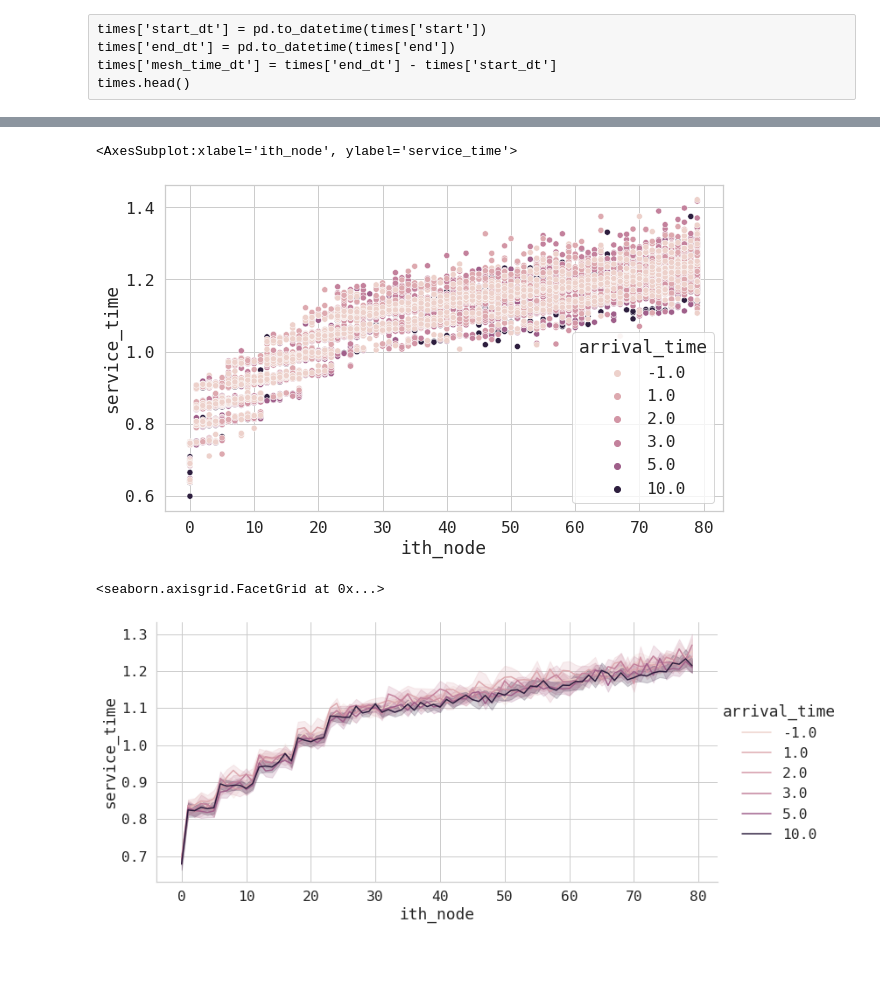
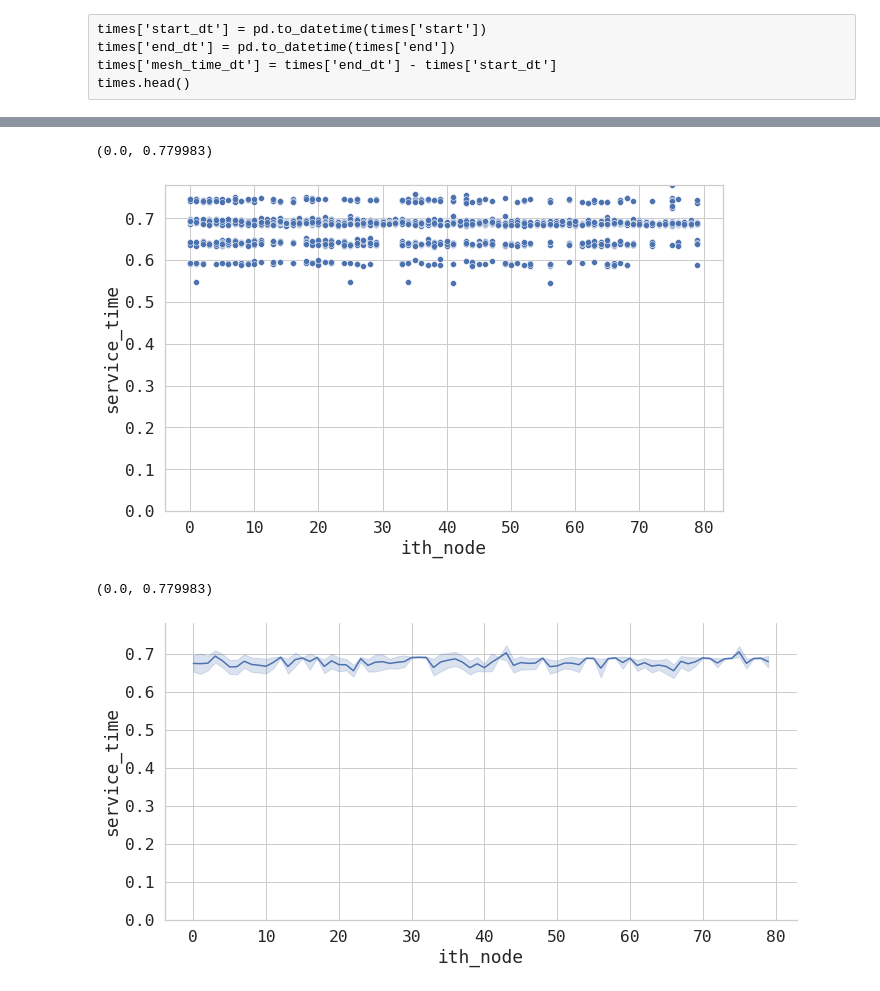
Before and after one commit to javier-pg/sysrepo-cfgssl, a Jupyter notebook: experimental_data/performance_analysis.ipynb, the cells around one changed output, grey strips where cells are left out. Cells and saved outputs as stored; diff of their text form; code cells hidden in the pictures; blank space fills up the shorter version.

Commit message:
Star times

```diff
--- a/experimental_data/performance_analysis.ipynb
+++ b/experimental_data/performance_analysis.ipynb
@@ -156,0 +289,3 @@ hue='arrival_time'
+# %%
+times = pd.read_csv('star_resizing_times.txt', sep=";", header=None)
+times.columns = ["arrival_time","ith_node","start","end","service_time"]
@@ -157,3 +306,21 @@ hue='arrival_time'
+# %%
+def is_outlier(s):
+    Q1 =s.quantile(0.25)
+    Q3 = s.quantile(0.75)
+    IQR = Q3 - Q1
+
+    lower_limit = Q1 - 1.5*IQR
+    upper_limit = Q3 + 1.5*IQR
+    return ~s.between(lower_limit, upper_limit)
+
+times = times[~times.groupby(['arrival_time','ith_node'])['service_time'].apply(is_outlier)]
+# %%
+x='ith_node'
+y='service_time'
+hue='arrival_time'
+# %%
+times = times[times.arrival_time==-1]
+#times = times.replace({-1:'sequential'})
 # %%
 # barplot
 fig, axs = plt.subplots(1, 1, figsize=(10,6))
@@ -173,24 +340,24 @@ fig, axs = plt.subplots(1, 1, figsize=(10,6))
 sns.scatterplot(data=times,
              x=x,
              y=y,
-             hue=hue,
+             #hue=hue,
              ax=axs)
-#plt.ylim(0,max(times[y]))
+plt.ylim(0,max(times[y]))
 # %% [output]
-<AxesSubplot:xlabel='ith_node', ylabel='service_time'>
+(0.0, 0.779983)
-[figure, old version]
+[figure, new version]
 # %%
 sns.relplot(data=times,
              x=x,
              y=y,
-             hue=hue,
+             #hue=hue,
              kind='line',
              height=5,
              aspect=2)
-#plt.ylim(0,max(times[y]))
+plt.ylim(0,max(times[y]))
 # %% [output]
-<seaborn.axisgrid.FacetGrid at 0x...>
+(0.0, 0.779983)
-[figure, old version]
+[figure, new version]
 # %%
 fig, axs = plt.subplots(1, 1, figsize=(15,8))
 
```
Also changed, not shown: parts of 25 cells of this notebook, 13 other files.
